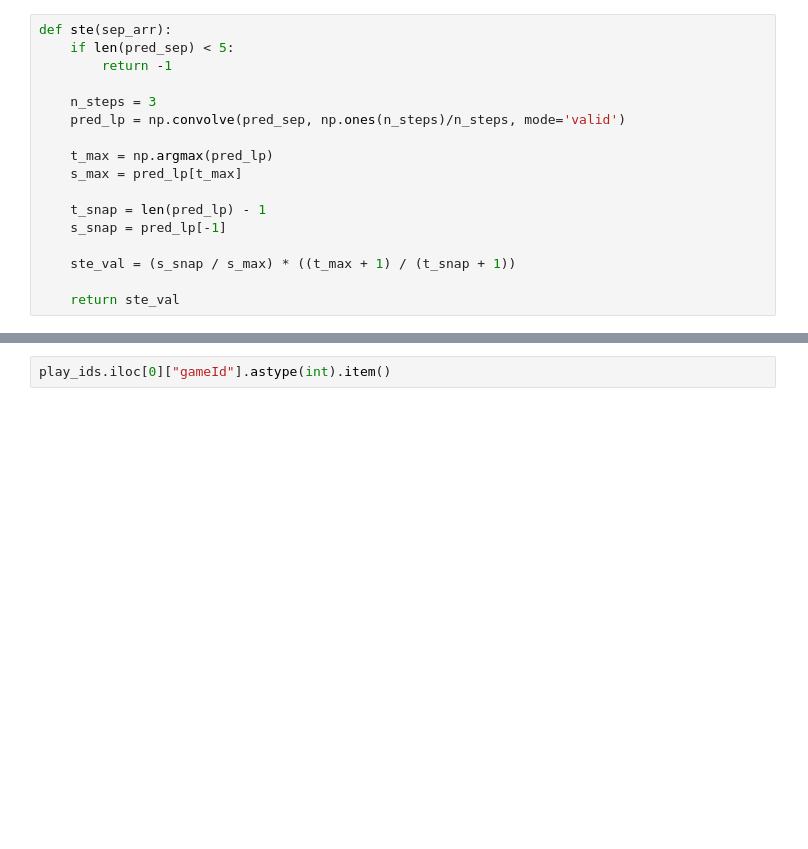
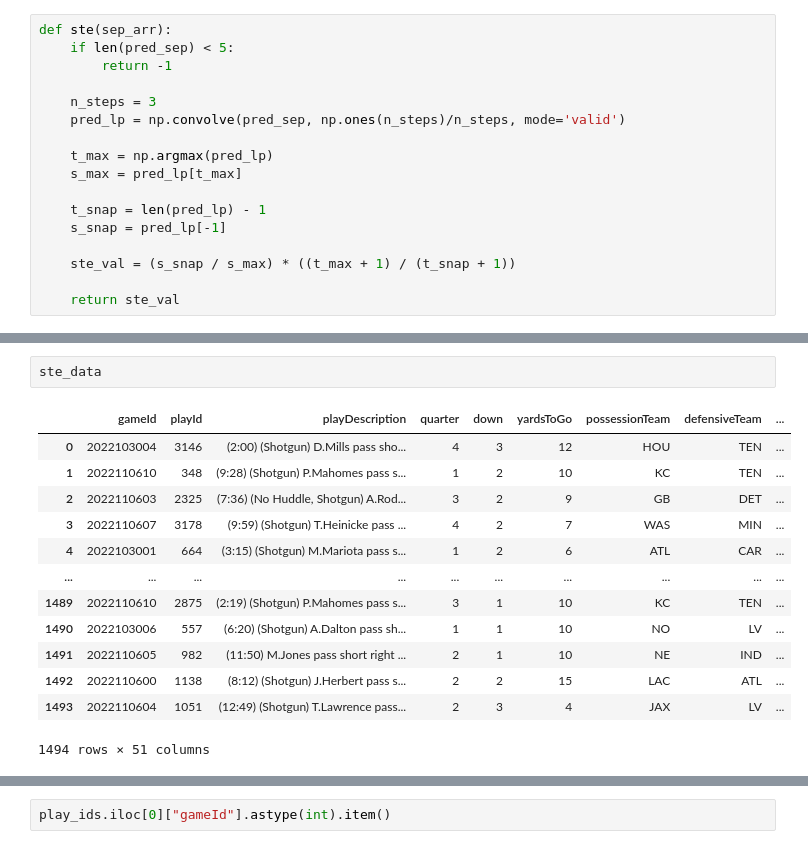
Before and after one commit to shashankmanjunath/snap_timing_efficiency, a Jupyter notebook: ste_analysis.ipynb, the cells around one changed output, grey strips where cells are left out. Drawn from its saved outputs; the diff is of its cells as text; blank space fills up the shorter version.

```diff
--- a/ste_analysis.ipynb
+++ b/ste_analysis.ipynb
@@ -139 +145,17 @@ for idx, pred_sep in enumerate(pred_arr):
+# %%
+ste_data
+# %% [output]
+|  | gameId | playId | playDescription | quarter | down | yardsToGo | possessionTeam | defensiveTeam | ... |
+| 0 | 2022103004 | 3146 | (2:00) (Shotgun) D.Mills pass sho... | 4 | 3 | 12 | HOU | TEN | ... |
+| 1 | 2022110610 | 348 | (9:28) (Shotgun) P.Mahomes pass s... | 1 | 2 | 10 | KC | TEN | ... |
+| 2 | 2022110603 | 2325 | (7:36) (No Huddle, Shotgun) A.Rod... | 3 | 2 | 9 | GB | DET | ... |
+| 3 | 2022110607 | 3178 | (9:59) (Shotgun) T.Heinicke pass ... | 4 | 2 | 7 | WAS | MIN | ... |
+| 4 | 2022103001 | 664 | (3:15) (Shotgun) M.Mariota pass s... | 1 | 2 | 6 | ATL | CAR | ... |
+| ... | ... | ... | ... | ... | ... | ... | ... | ... | ... |
+| 1489 | 2022110610 | 2875 | (2:19) (Shotgun) P.Mahomes pass s... | 3 | 1 | 10 | KC | TEN | ... |
+| 1490 | 2022103006 | 557 | (6:20) (Shotgun) A.Dalton pass sh... | 1 | 1 | 10 | NO | LV | ... |
+| 1491 | 2022110605 | 982 | (11:50) M.Jones pass short right ... | 2 | 1 | 10 | NE | IND | ... |
+| 1492 | 2022110600 | 1138 | (8:12) (Shotgun) J.Herbert pass s... | 2 | 2 | 15 | LAC | ATL | ... |
+| 1493 | 2022110604 | 1051 | (12:49) (Shotgun) T.Lawrence pass... | 2 | 3 | 4 | JAX | LV | ... |
+1494 rows × 51 columns
 # %%
```
Also changed, not shown: parts of 14 cells of this notebook, 5 other files.
